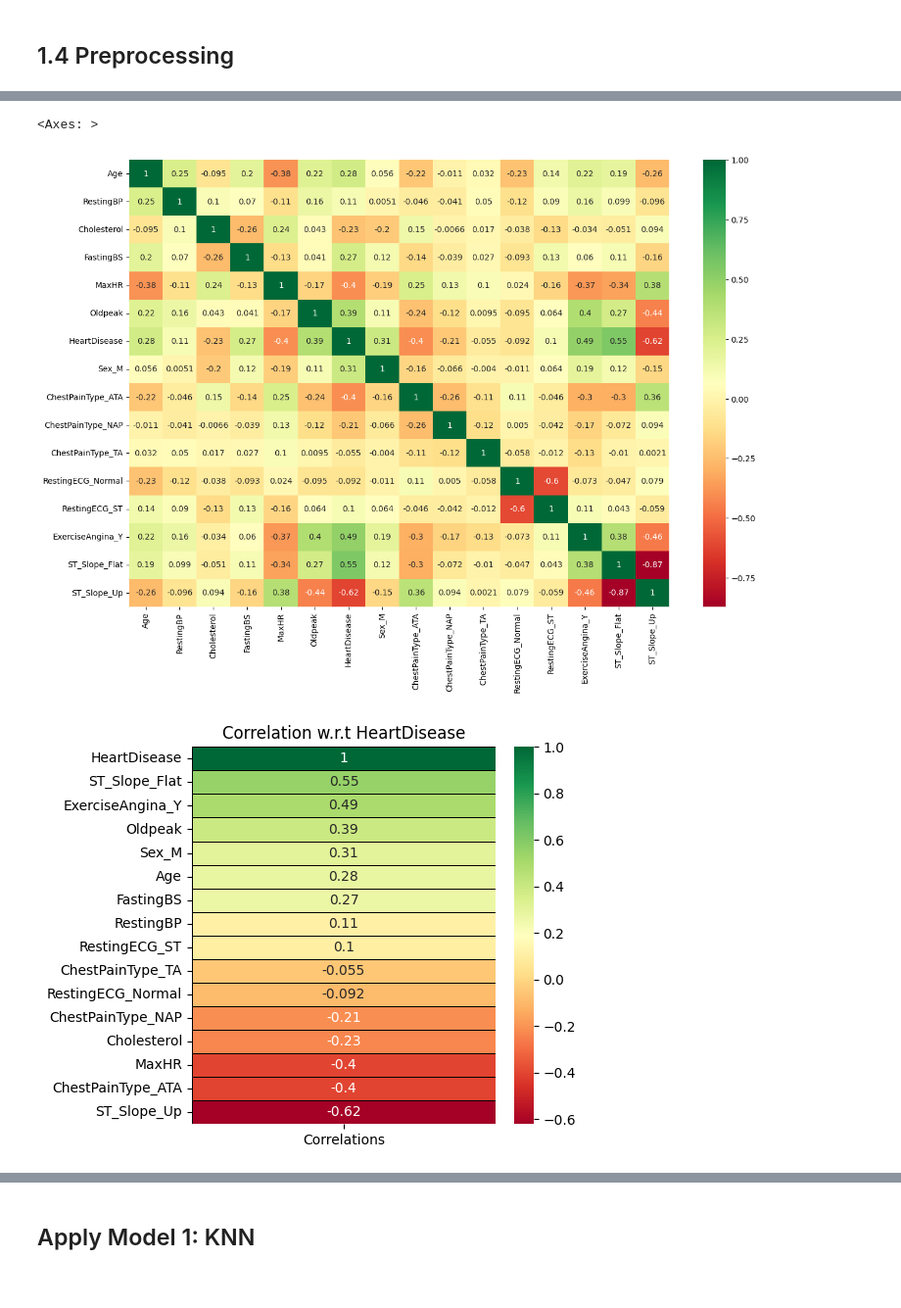
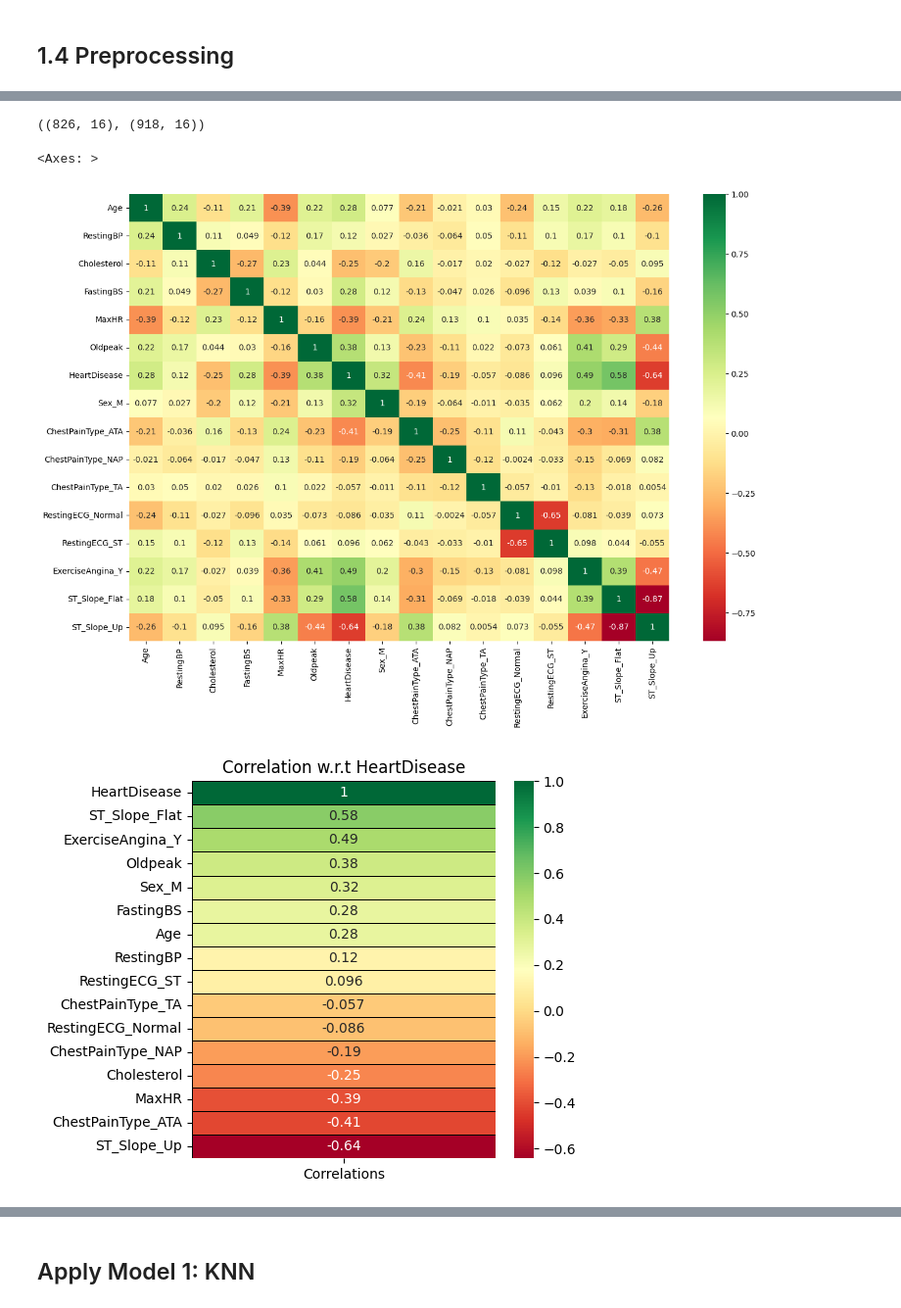
Before and after one commit to phamvutuyetanh/AI_Project, a Jupyter notebook: AI_Project.ipynb, the cells around one changed output, grey strips where cells are left out. Shown: that part at 98% size. Cells and saved outputs as stored; diff of their text form; code cells hidden in the pictures.

```diff
--- a/AI_Project.ipynb
+++ b/AI_Project.ipynb
@@ -197,15 +205,24 @@ data = data.astype(int)
+# %%
+split_index = int(data.shape[0] * 0.9)
+
+data1 = data.iloc[:split_index, :]
+data2 = data.iloc[split_index:, :]
+# %%
+data1.shape, data.shape
+# %% [output]
+((826, 16), (918, 16))
 # %%
 plt.figure(figsize=(15,10))
-sns.heatmap(data.corr(),annot=True,cmap='RdYlGn')
+sns.heatmap(data1.corr(),annot=True,cmap='RdYlGn')
 # %% [output]
 <Axes: >
-[figure, old version]
+[figure, new version]
 # %%
-corr = data.corrwith(data['HeartDisease']).sort_values(ascending = False).to_frame()
+corr = data1.corrwith(data['HeartDisease']).sort_values(ascending = False).to_frame()
 corr.columns = ['Correlations']
 plt.subplots(figsize = (5,5))
 sns.heatmap(corr,annot = True,cmap= 'RdYlGn',linewidths = 0.4,linecolor = 'black');
 plt.title('Correlation w.r.t HeartDisease');
 # %% [output]
-[figure, old version]
+[figure, new version]
 # %%
```
Also changed, not shown: parts of 10 cells of this notebook.
